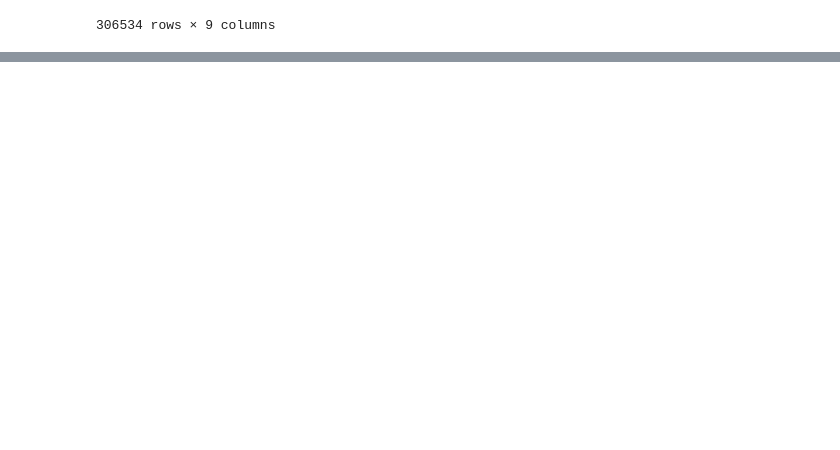
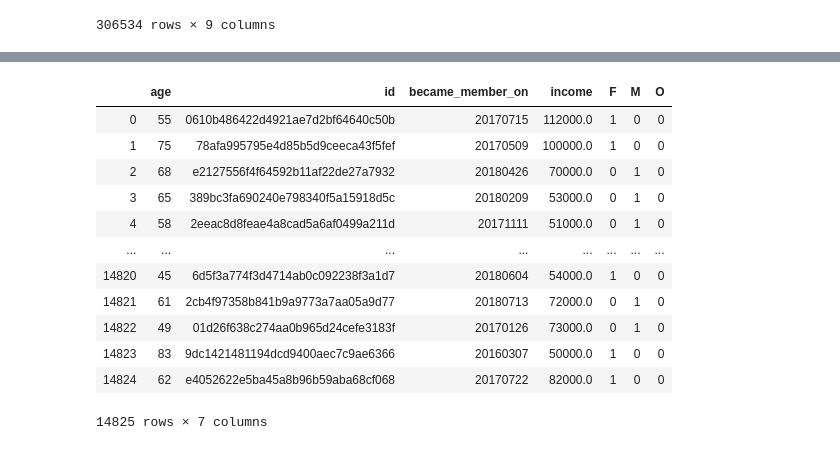
Before and after one commit to sakarayajitesh/Starbucks-Capstone-Project, a Jupyter notebook: Starbucks_Capstone_notebook.ipynb, the cells around one changed output, grey strips where cells are left out. Saved outputs shown, nothing was run; the diff lists cells and outputs as text; code cells hidden in the pictures; blank space fills up the shorter version.

```diff
--- a/Starbucks_Capstone_notebook.ipynb
+++ b/Starbucks_Capstone_notebook.ipynb
@@ -396,0 +429,16 @@ portfolio_channels
+# %%
+profile_encoded
+# %% [output]
+|  | age | id | became_member_on | income | F | M | O |
+| 0 | 55 | 0610b486422d4921ae7d2bf64640c50b | 20170715 | 112000.0 | 1 | 0 | 0 |
+| 1 | 75 | 78afa995795e4d85b5d9ceeca43f5fef | 20170509 | 100000.0 | 1 | 0 | 0 |
+| 2 | 68 | e2127556f4f64592b11af22de27a7932 | 20180426 | 70000.0 | 0 | 1 | 0 |
+| 3 | 65 | 389bc3fa690240e798340f5a15918d5c | 20180209 | 53000.0 | 0 | 1 | 0 |
+| 4 | 58 | 2eeac8d8feae4a8cad5a6af0499a211d | 20171111 | 51000.0 | 0 | 1 | 0 |
+| ... | ... | ... | ... | ... | ... | ... | ... |
+| 14820 | 45 | 6d5f3a774f3d4714ab0c092238f3a1d7 | 20180604 | 54000.0 | 1 | 0 | 0 |
+| 14821 | 61 | 2cb4f97358b841b9a9773a7aa05a9d77 | 20180713 | 72000.0 | 0 | 1 | 0 |
+| 14822 | 49 | 01d26f638c274aa0b965d24cefe3183f | 20170126 | 73000.0 | 0 | 1 | 0 |
+| 14823 | 83 | 9dc1421481194dcd9400aec7c9ae6366 | 20160307 | 50000.0 | 1 | 0 | 0 |
+| 14824 | 62 | e4052622e5ba45a8b96b59aba68cf068 | 20170722 | 82000.0 | 1 | 0 | 0 |
+14825 rows × 7 columns
```
Also changed, not shown: parts of 5 cells of this notebook.
